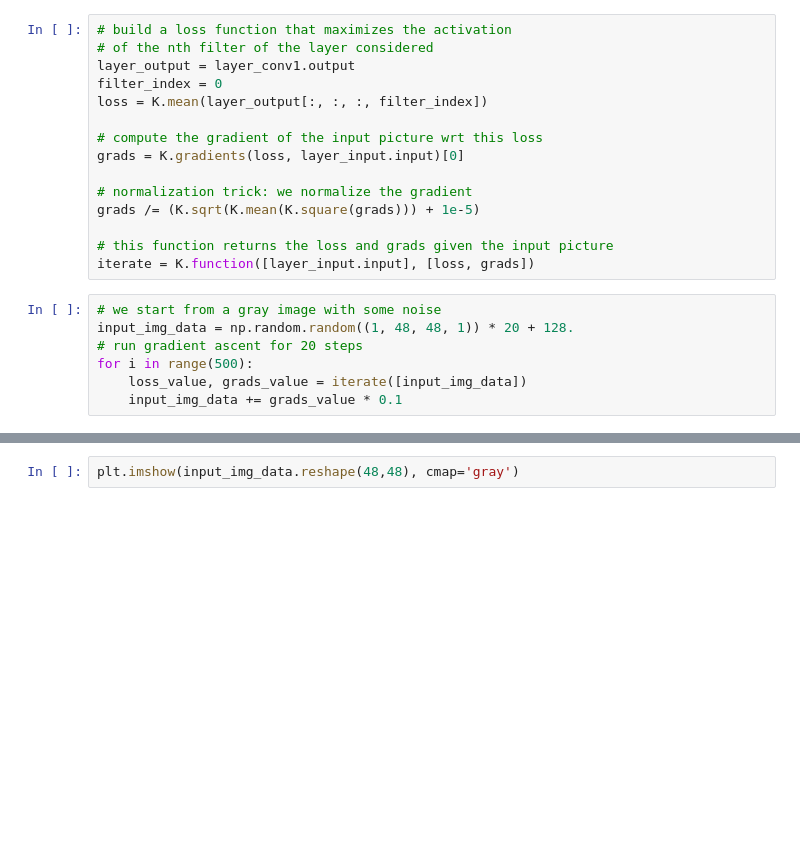
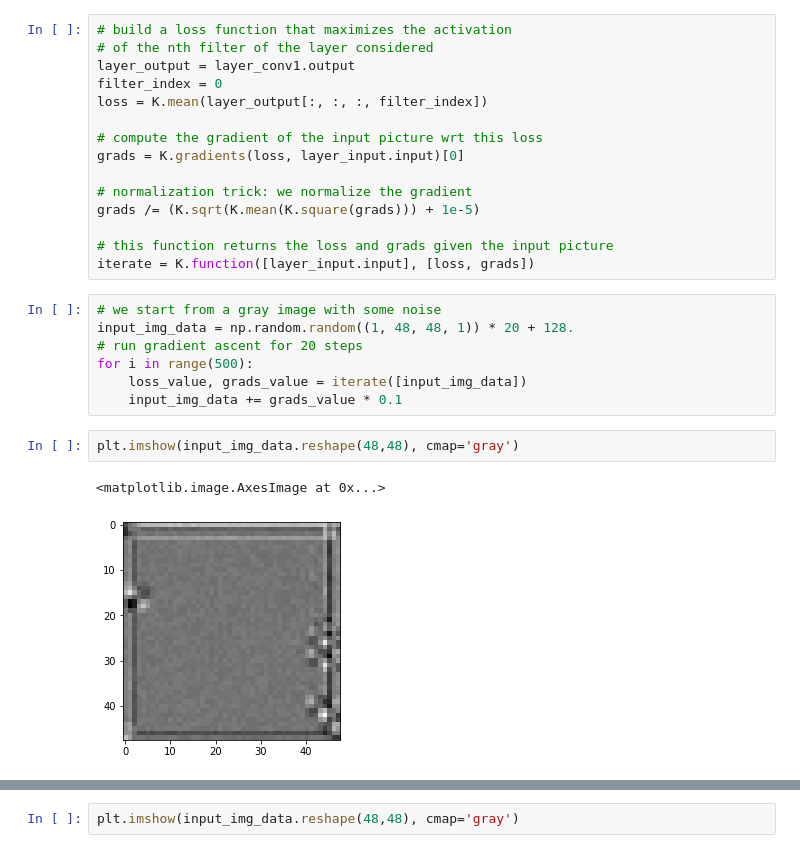
Before and after one commit to ainu412/NTU_ML2017_Hung-yi-Lee_HW, a Jupyter notebook: HW3/report.ipynb, the cells around one changed output, grey strips where cells are left out. Drawn from its saved outputs; the diff is of its cells as text; blank space fills up the shorter version.

```diff
--- a/HW3/report.ipynb
+++ b/HW3/report.ipynb
@@ -252,3 +314,8 @@ input_img_data = np.random.random((1, 48, 48, 1)) * 20 + 128.
 for i in range(500):
     loss_value, grads_value = iterate([input_img_data])
     input_img_data += grads_value * 0.1
+# %%
+plt.imshow(input_img_data.reshape(48,48), cmap='gray')
+# %% [output]
+<matplotlib.image.AxesImage at 0x...>
+[figure, added]
```
Also changed, not shown: parts of 37 cells of this notebook, 30 other files.
